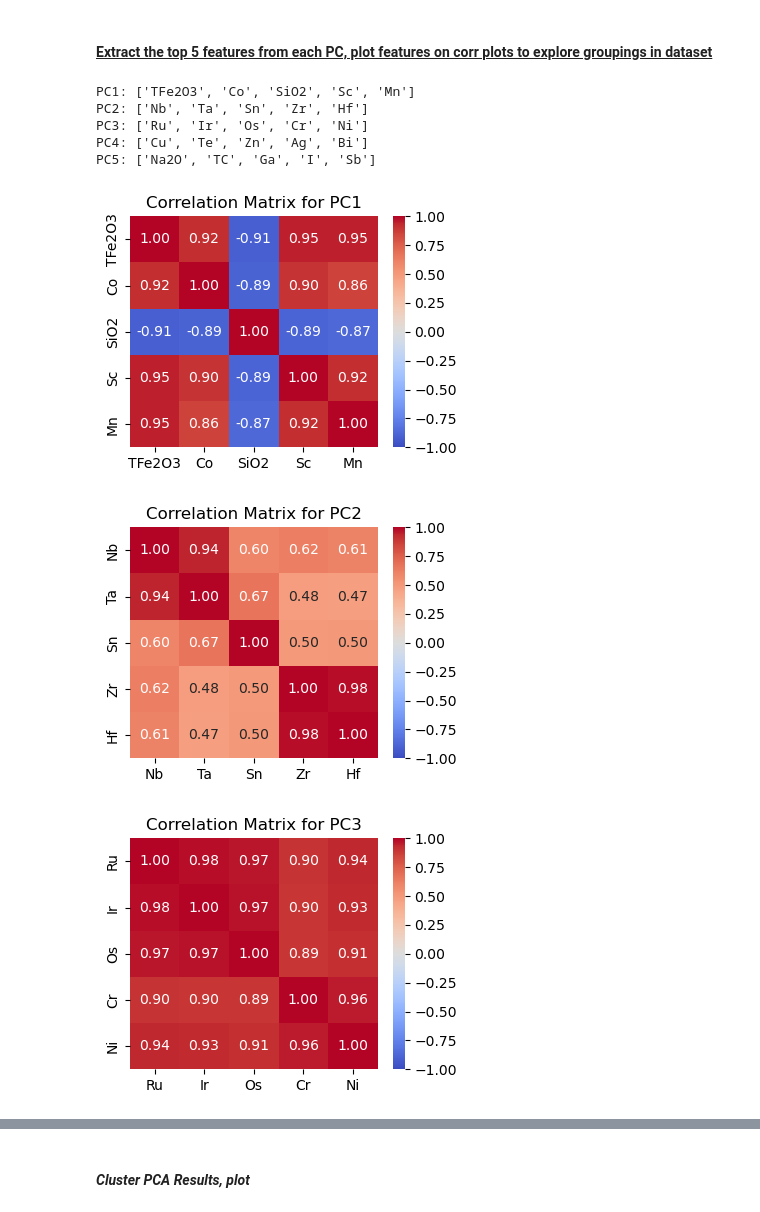
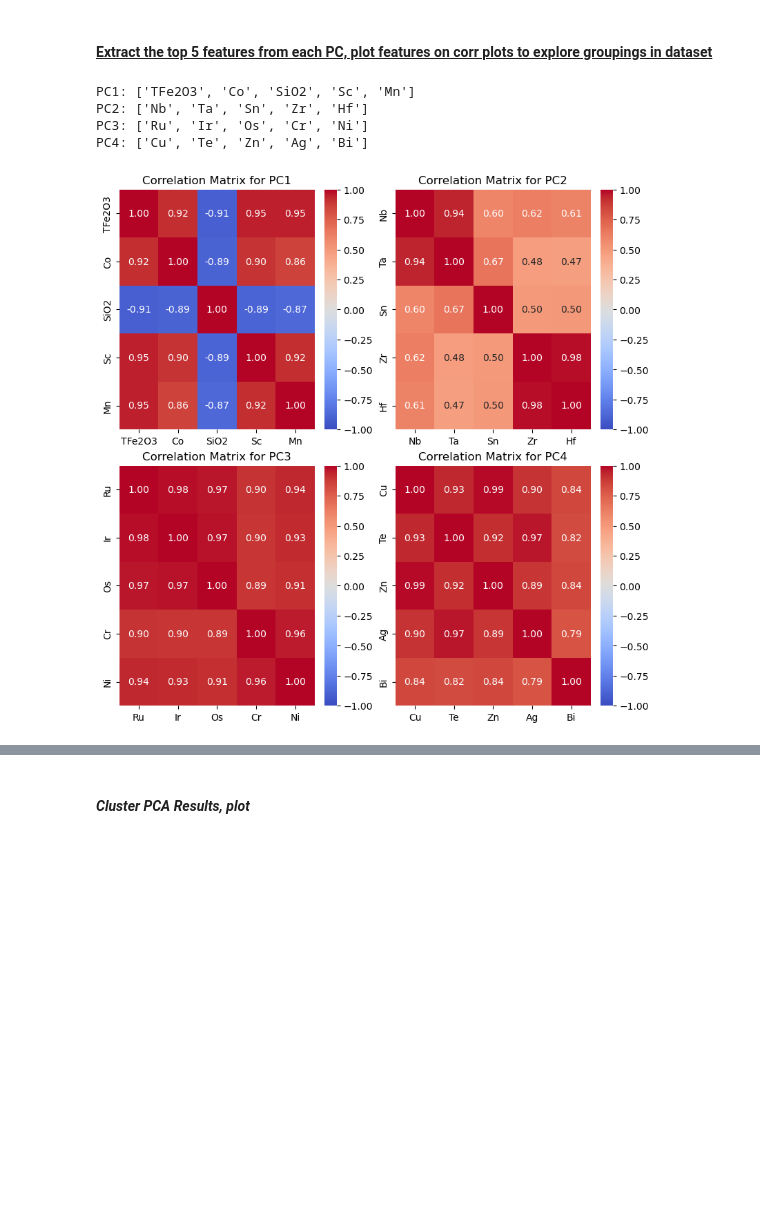
Before and after one commit to tyhowee/personal_code, a Jupyter notebook: data_analysis/gsas_saudi_data.ipynb, the cells around one changed output, grey strips where cells are left out. Saved outputs shown, nothing was run; the diff lists cells and outputs as text; code cells hidden in the pictures; blank space fills up the shorter version.

```diff
--- a/data_analysis/gsas_saudi_data.ipynb
+++ b/data_analysis/gsas_saudi_data.ipynb
@@ -286,3 +307,10 @@ gsas_data = gsas_data.loc[:, gsas_data.nunique() > 1]
+# %%
+### Create Al2O3/TiO2 ratio
+# Calculate TiO₂ from Ti
+gsas_data["TiO2"] = gsas_data["Ti"] * 1.67
+
+# Calculate the Al2O3/TiO2 ratio
+gsas_data["Al2O3/TiO2"] = gsas_data["Al2O3"] / gsas_data["TiO2"]
 # %%
 ### Histograms
 
@@ -412,44 +446,72 @@ plt.show()
 ### Extract top features per PC
 
 # Set parameters
-num_pcs = 5  # Number of PCs to analyze
+num_pcs = 4  # Number of PCs to analyze
 top_features_per_pc = 5  # Number of top features to extract per PC
 
 # Prepare lists for groups of features
 groups = {}
 
 # Iterate through each PC and extract top features
 for pc_index in range(num_pcs):
     # Extract feature contributions for the current PC
     contributions = pd.DataFrame(
         {
             "Feature": gsas_data_pca.columns,
             f"PC{pc_index + 1} Contribution": np.abs(pca.components_[pc_index]),
         }
     )
     # Sort by contribution and select top features
     top_features = contributions.nlargest(
         top_features_per_pc, f"PC{pc_index + 1} Contribution"
     )["Feature"].tolist()
     groups[f"PC{pc_index + 1}"] = top_features
 
 # Display groups of correlated features
 for pc, features in groups.items():
     print(f"{pc}: {features}")
 
-# Plot correlation matrices for each PC group
-for pc, features in groups.items():
-    plt.figure(figsize=(4, 3))
+
+## Plot
+
+# Number of PC groups
+num_groups = len(groups)
+
+# Calculate rows and columns for square-like layout
+cols = math.ceil(math.sqrt(num_groups))
+rows = math.ceil(num_groups / cols)
+
+# Create a grid of subplots
+fig, axes = plt.subplots(
+    rows, cols, figsize=(cols * 4, rows * 4), constrained_layout=True
+)
+
+# Flatten the axes array for easy iteration (handles cases where rows > 1)
+axes = axes.flatten()
+
+# Iterate through the groups and plot each correlation matrix on a subplot
+for idx, (pc, features) in enumerate(groups.items()):
     corr_matrix = gsas_data_pca[features].corr()
-    sns.heatmap(corr_matrix, annot=True, cmap="coolwarm", fmt=".2f", vmin=-1, vmax=1)
-    plt.title(f"Correlation Matrix for {pc}")
-    plt.show()
+    sns.heatmap(
+        corr_matrix,
+        annot=True,
+        cmap="coolwarm",
+        fmt=".2f",
+        vmin=-1,
+        vmax=1,
+        ax=axes[idx],
+    )
+    axes[idx].set_title(f"Correlation Matrix for {pc}")
+
+# Hide any unused subplots
+for ax in axes[num_groups:]:
+    ax.axis("off")
+
+# Show the final plot with all subplots
+plt.show()
 # %% [output]
 PC1: ['TFe2O3', 'Co', 'SiO2', 'Sc', 'Mn']
 PC2: ['Nb', 'Ta', 'Sn', 'Zr', 'Hf']
 PC3: ['Ru', 'Ir', 'Os', 'Cr', 'Ni']
 PC4: ['Cu', 'Te', 'Zn', 'Ag', 'Bi']
-PC5: ['Na2O', 'TC', 'Ga', 'I', 'Sb']
-[figure, old version]
+[figure, new version]
-[figure, removed]
-[figure, removed]
```
Also changed, not shown: parts of 14 cells of this notebook, 2 other files.
